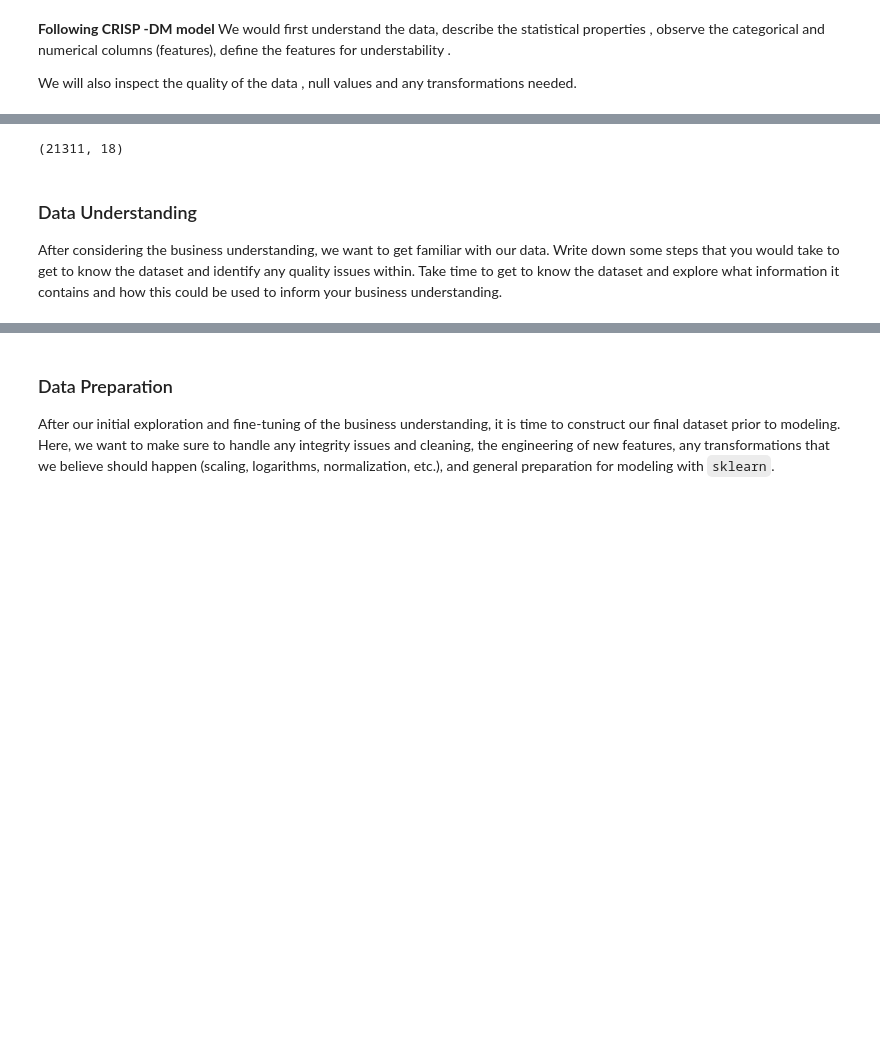
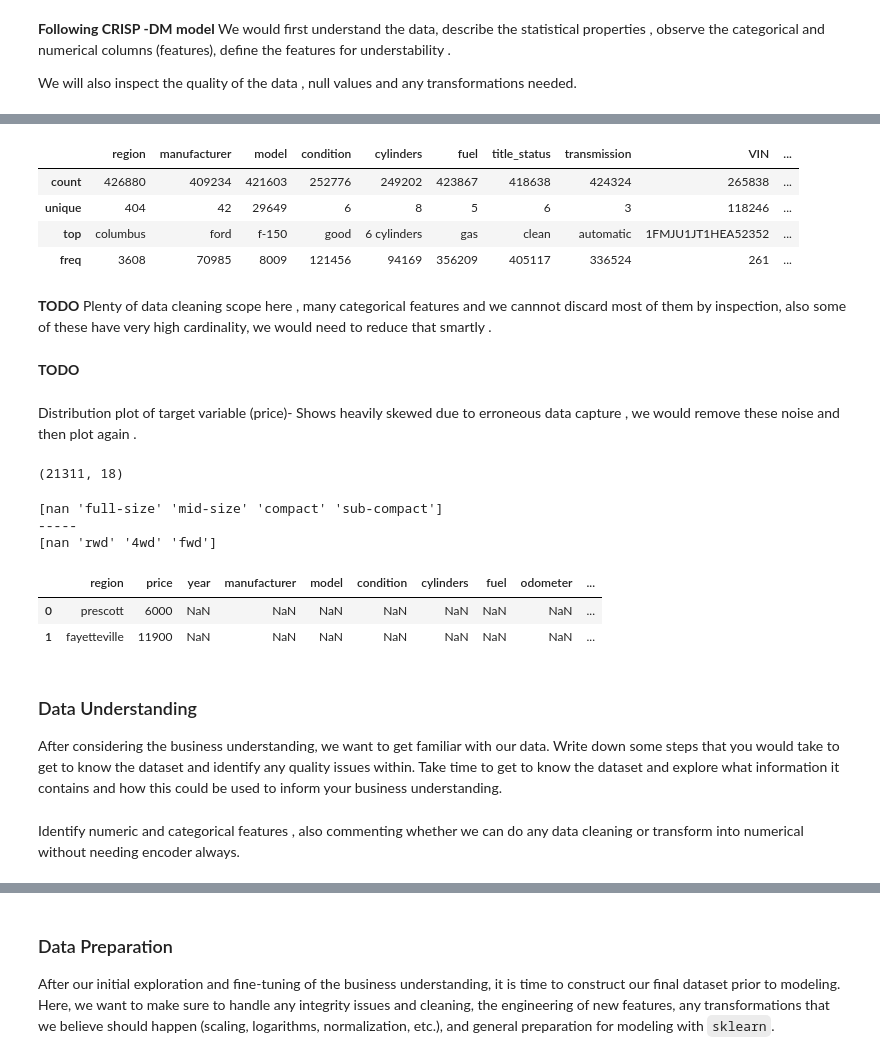
Before and after one commit to Subroy1/MSAI_AllPracticeModules, a Jupyter notebook: Module 11/PracticalAssignement2_used_cars_II.ipynb, the cells around one changed output, grey strips where cells are left out. Saved outputs shown, nothing was run; the diff lists cells and outputs as text; code cells hidden in the pictures; blank space fills up the shorter version.

```diff
--- a/Module 11/PracticalAssignement2_used_cars_II.ipynb
+++ b/Module 11/PracticalAssignement2_used_cars_II.ipynb
@@ -189,3 +292,19 @@ df.describe().apply(lambda s: s.apply('{0:.5f}'.format))# Print numerical values
+# %%
+# Describe the categorical features
+df.describe(include="object")
+# %% [output]
+|  | region | manufacturer | model | condition | cylinders | fuel | title_status | transmission | VIN | ... |
+| count | 426880 | 409234 | 421603 | 252776 | 249202 | 423867 | 418638 | 424324 | 265838 | ... |
+| unique | 404 | 42 | 29649 | 6 | 8 | 5 | 6 | 3 | 118246 | ... |
+| top | columbus | ford | f-150 | good | 6 cylinders | gas | clean | automatic | 1FMJU1JT1HEA52352 | ... |
+| freq | 3608 | 70985 | 8009 | 121456 | 94169 | 356209 | 405117 | 336524 | 261 | ... |
+# %% [markdown]
+**TODO**
+Plenty of data cleaning scope here , many categorical features and we cannnot discard most of them by inspection, also some of these have very high cardinality, we would need to reduce that smartly .
+# %% [markdown]
+**TODO**
+# %% [markdown]
+Distribution plot of target variable (price)- Shows heavily skewed due to erroneous data capture , we would remove these noise and then plot again .
 # %%
 cap_price=np.quantile(df['price'],0.95)
 df[df['price'] >cap_price].shape
@@ -204,9 +323,20 @@ np.percentile(df['price'], 99)
 # %%
 #df.tail(2)
 print(df['size'].unique())
+print("-----")
 print(df['drive'].unique())
+# %% [output]
+[nan 'full-size' 'mid-size' 'compact' 'sub-compact']
+-----
+[nan 'rwd' '4wd' 'fwd']
 # %%
 df['log_price'] = np.log10(df['price'])
+# %%
+df.head(2)
+# %% [output]
+|  | region | price | year | manufacturer | model | condition | cylinders | fuel | odometer | ... |
+| 0 | prescott | 6000 | NaN | NaN | NaN | NaN | NaN | NaN | NaN | ... |
+| 1 | fayetteville | 11900 | NaN | NaN | NaN | NaN | NaN | NaN | NaN | ... |
 # %%
 pd.set_option('display.float_format', lambda x: '%.3f' % x)
 print(df.describe())
@@ -222,3 +352,5 @@ px.histogram(x=df['price'], nbins=5)
 ### Data Understanding
 
 After considering the business understanding, we want to get familiar with our data.  Write down some steps that you would take to get to know the dataset and identify any quality issues within.  Take time to get to know the dataset and explore what information it contains and how this could be used to inform your business understanding.
+# %% [markdown]
+Identify numeric and categorical features , also commenting whether we can do any data cleaning or transform into numerical without needing encoder always.
```
Also changed, not shown: parts of 24 cells of this notebook.
